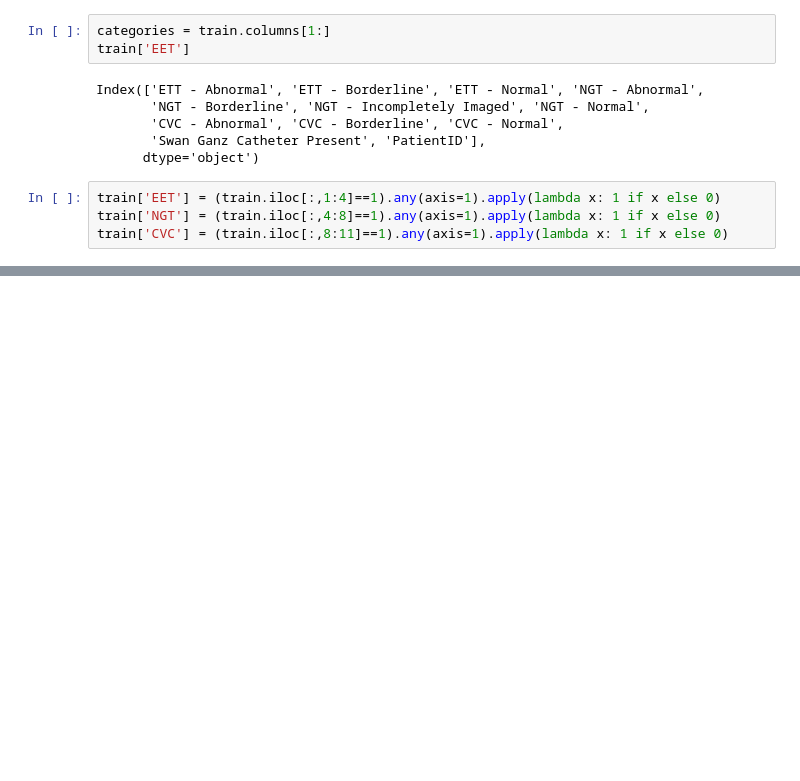
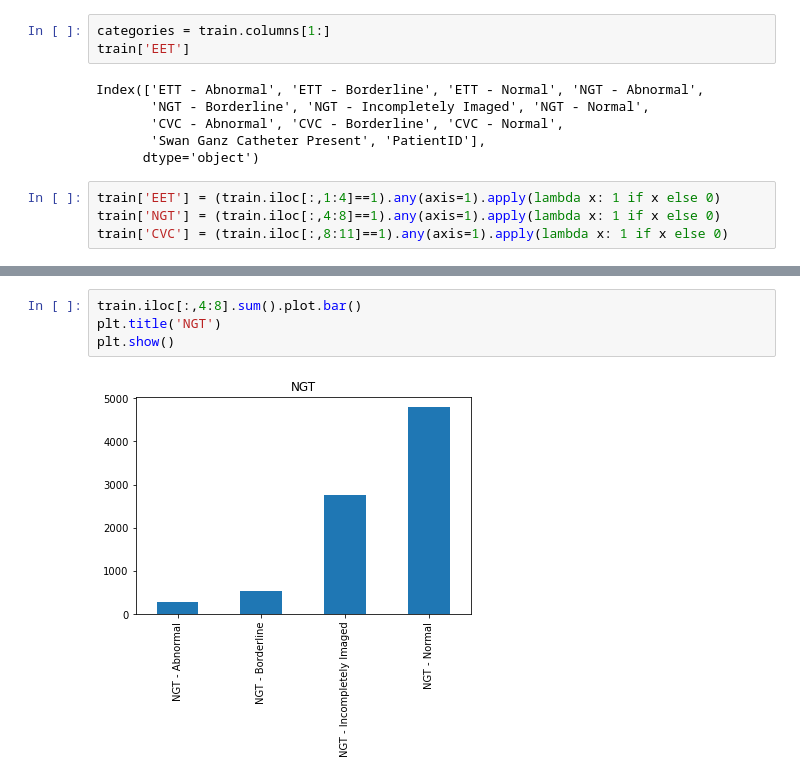
Before and after one commit to ywigelman/TheCatheterNinjas, a Jupyter notebook: EDA.ipynb, the cells around one changed output, grey strips where cells are left out. Saved outputs shown, nothing was run; the diff lists cells and outputs as text; blank space fills up the shorter version.

```diff
--- a/EDA.ipynb
+++ b/EDA.ipynb
@@ -42,0 +79,6 @@ train['CVC'] = (train.iloc[:,8:11]==1).any(axis=1).apply(lambda x: 1 if x else 0
+# %%
+train.iloc[:,4:8].sum().plot.bar()
+plt.title('NGT')
+plt.show()
+# %% [output]
+[figure, added]
```
Also changed, not shown: parts of 13 cells of this notebook.
